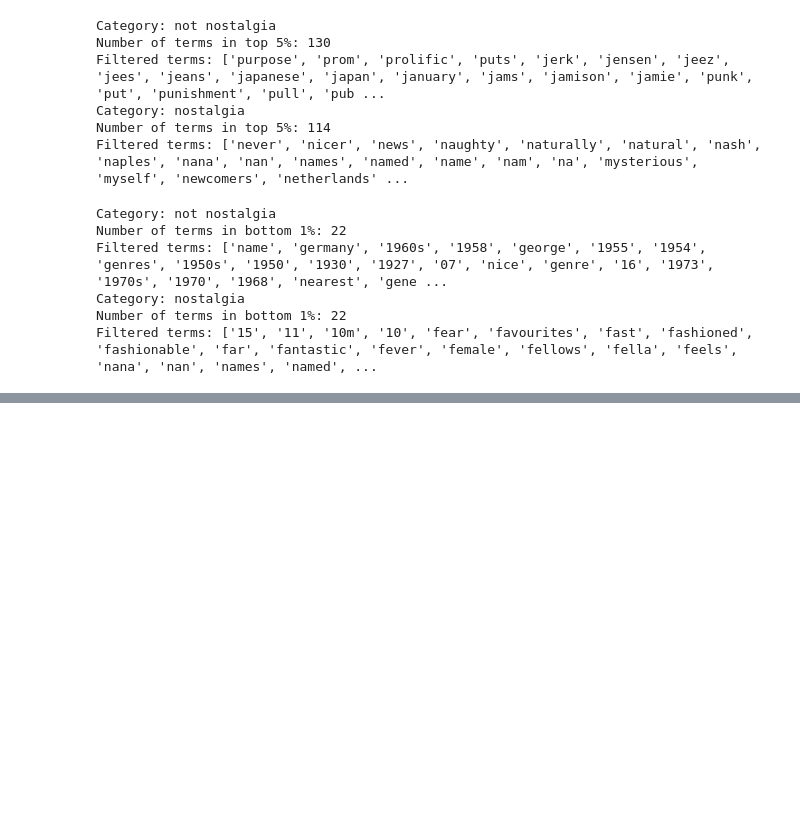
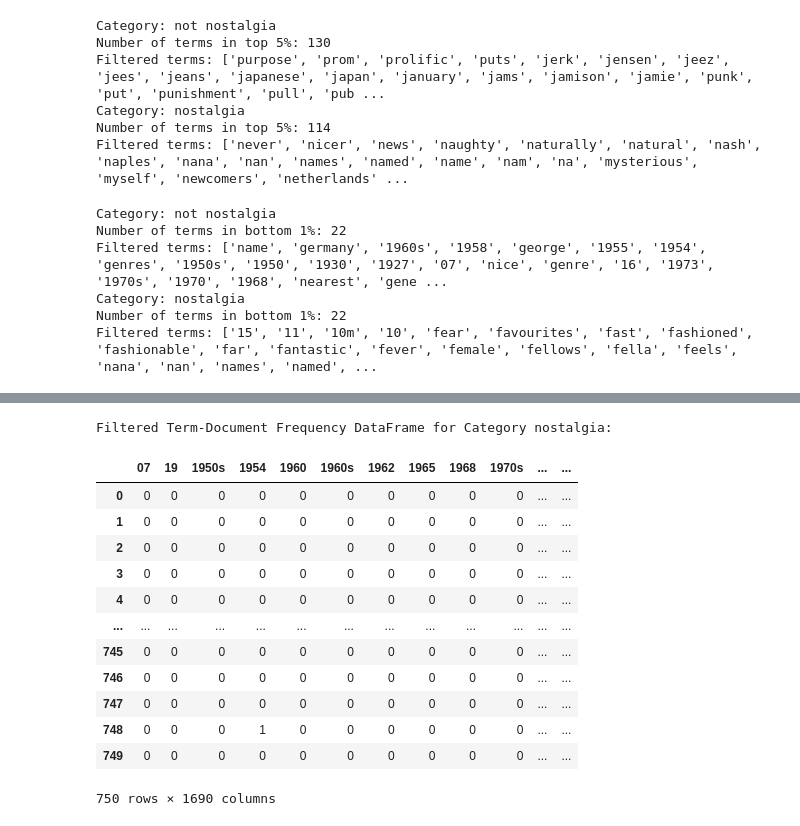
Before and after one commit to hhhwei23/DM2024-Lab1-Homework, a Jupyter notebook: DM2024-Lab1-Homework.ipynb, the cells around one changed output, grey strips where cells are left out. Drawn from its saved outputs; the diff is of its cells as text; code cells hidden in the pictures; blank space fills up the shorter version.

```diff
--- a/DM2024-Lab1-Homework.ipynb
+++ b/DM2024-Lab1-Homework.ipynb
@@ -725,0 +766,26 @@ Filtered terms: ['15', '11', '10m', '10', 'fear', 'favourites', 'fast', 'fashion
+# %%
+category_number = 1
+
+filtered_term_doc_dfs = {}
+
+for category in categories:
+    filtered_term_doc_dfs[category] = filter_top_bottom_words_by_sum(term_doc_dfs[category])
+term_doc_dfs = filtered_term_doc_dfs
+
+print(f"Filtered Term-Document Frequency DataFrame for Category {categories[category_number]}:")
+filtered_term_doc_dfs[categories[category_number]]
+# %% [output]
+Filtered Term-Document Frequency DataFrame for Category nostalgia:
+|  | 07 | 19 | 1950s | 1954 | 1960 | 1960s | 1962 | 1965 | 1968 | 1970s | ... | ... |
+| 0 | 0 | 0 | 0 | 0 | 0 | 0 | 0 | 0 | 0 | 0 | ... | ... |
+| 1 | 0 | 0 | 0 | 0 | 0 | 0 | 0 | 0 | 0 | 0 | ... | ... |
+| 2 | 0 | 0 | 0 | 0 | 0 | 0 | 0 | 0 | 0 | 0 | ... | ... |
+| 3 | 0 | 0 | 0 | 0 | 0 | 0 | 0 | 0 | 0 | 0 | ... | ... |
+| 4 | 0 | 0 | 0 | 0 | 0 | 0 | 0 | 0 | 0 | 0 | ... | ... |
+| ... | ... | ... | ... | ... | ... | ... | ... | ... | ... | ... | ... | ... |
+| 745 | 0 | 0 | 0 | 0 | 0 | 0 | 0 | 0 | 0 | 0 | ... | ... |
+| 746 | 0 | 0 | 0 | 0 | 0 | 0 | 0 | 0 | 0 | 0 | ... | ... |
+| 747 | 0 | 0 | 0 | 0 | 0 | 0 | 0 | 0 | 0 | 0 | ... | ... |
+| 748 | 0 | 0 | 0 | 1 | 0 | 0 | 0 | 0 | 0 | 0 | ... | ... |
+| 749 | 0 | 0 | 0 | 0 | 0 | 0 | 0 | 0 | 0 | 0 | ... | ... |
+750 rows × 1690 columns
```
Also changed, not shown: parts of 4 cells of this notebook.
